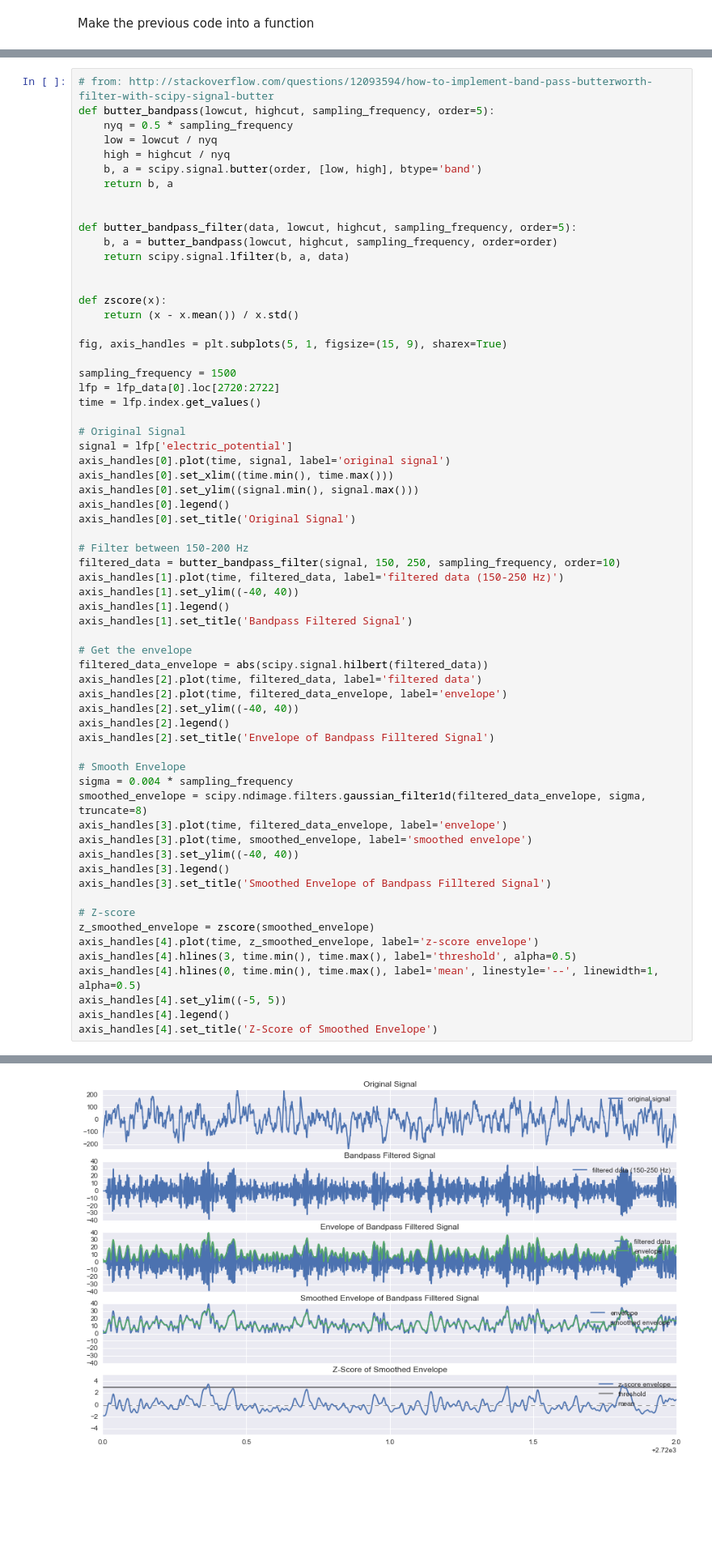
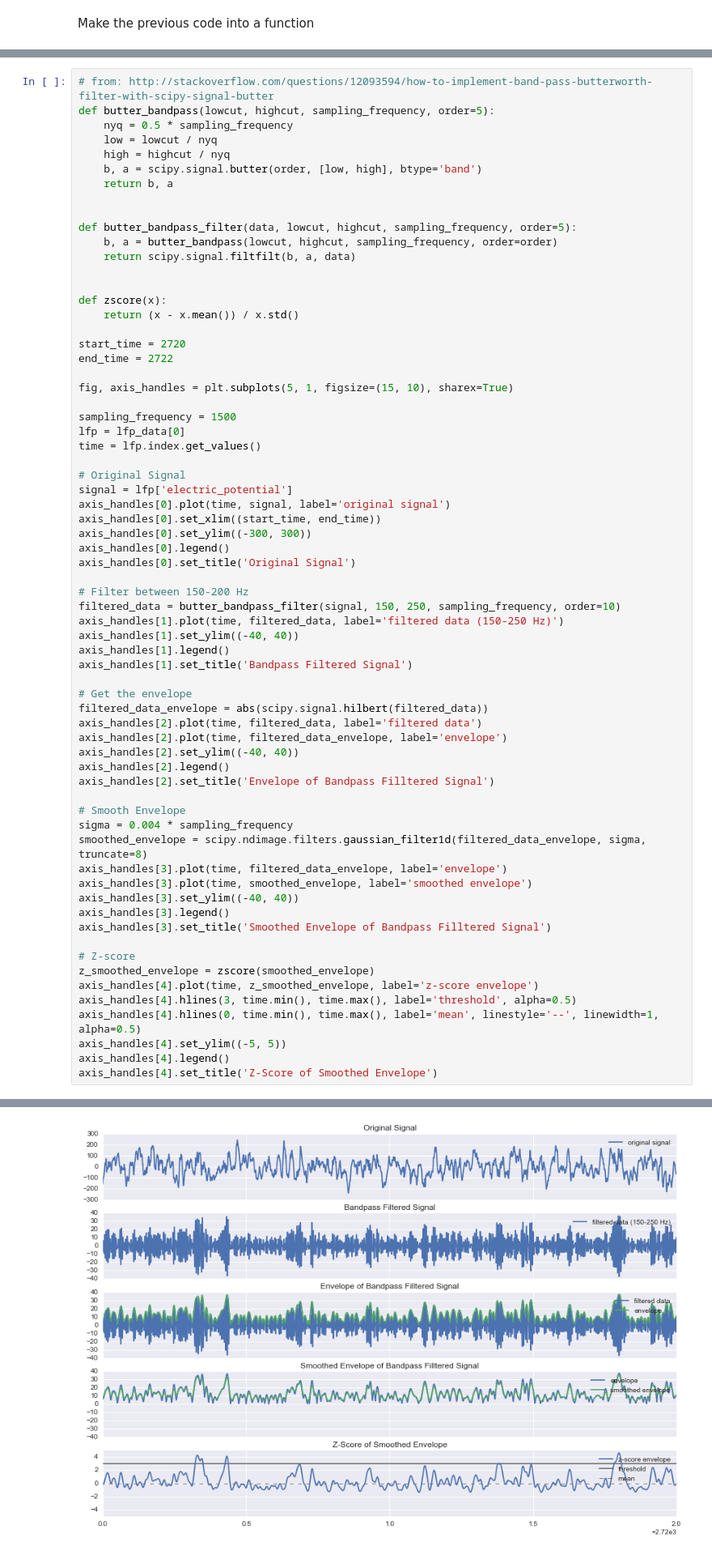
Before and after one commit to edeno/Jadhav-2016-Data-Analysis, a Jupyter notebook: notebooks/Sharp Wave Ripple Exploration 1.ipynb, the cells around one changed output, grey strips where cells are left out. Shown at 81% size. Saved outputs shown, nothing was run; the diff lists cells and outputs as text; blank space fills up the shorter version.

```diff
--- a/notebooks/Sharp Wave Ripple Exploration 1.ipynb
+++ b/notebooks/Sharp Wave Ripple Exploration 1.ipynb
@@ -259,23 +253,26 @@ def butter_bandpass(lowcut, highcut, sampling_frequency, order=5):
 
 def butter_bandpass_filter(data, lowcut, highcut, sampling_frequency, order=5):
     b, a = butter_bandpass(lowcut, highcut, sampling_frequency, order=order)
-    return scipy.signal.lfilter(b, a, data)
+    return scipy.signal.filtfilt(b, a, data)
 
 
 def zscore(x):
     return (x - x.mean()) / x.std()
 
-fig, axis_handles = plt.subplots(5, 1, figsize=(15, 9), sharex=True)
+start_time = 2720
+end_time = 2722
+
+fig, axis_handles = plt.subplots(5, 1, figsize=(15, 10), sharex=True)
 
 sampling_frequency = 1500
-lfp = lfp_data[0].loc[2720:2722]
+lfp = lfp_data[0]
 time = lfp.index.get_values()
 
 # Original Signal
 signal = lfp['electric_potential']
 axis_handles[0].plot(time, signal, label='original signal')
-axis_handles[0].set_xlim((time.min(), time.max()))
-axis_handles[0].set_ylim((signal.min(), signal.max()))
+axis_handles[0].set_xlim((start_time, end_time))
+axis_handles[0].set_ylim((-300, 300))
 axis_handles[0].legend()
 axis_handles[0].set_title('Original Signal')
 
@@ -286,34 +283,34 @@ axis_handles[1].set_ylim((-40, 40))
 axis_handles[1].legend()
 axis_handles[1].set_title('Bandpass Filtered Signal')
 
 # Get the envelope
 filtered_data_envelope = abs(scipy.signal.hilbert(filtered_data))
 axis_handles[2].plot(time, filtered_data, label='filtered data')
 axis_handles[2].plot(time, filtered_data_envelope, label='envelope')
 axis_handles[2].set_ylim((-40, 40))
 axis_handles[2].legend()
 axis_handles[2].set_title('Envelope of Bandpass Filltered Signal')
 
 # Smooth Envelope
 sigma = 0.004 * sampling_frequency
 smoothed_envelope = scipy.ndimage.filters.gaussian_filter1d(filtered_data_envelope, sigma, truncate=8)
 axis_handles[3].plot(time, filtered_data_envelope, label='envelope')
 axis_handles[3].plot(time, smoothed_envelope, label='smoothed envelope')
 axis_handles[3].set_ylim((-40, 40))
 axis_handles[3].legend()
 axis_handles[3].set_title('Smoothed Envelope of Bandpass Filltered Signal')
 
 # Z-score
 z_smoothed_envelope = zscore(smoothed_envelope)
 axis_handles[4].plot(time, z_smoothed_envelope, label='z-score envelope')
 axis_handles[4].hlines(3, time.min(), time.max(), label='threshold', alpha=0.5)
 axis_handles[4].hlines(0, time.min(), time.max(), label='mean', linestyle='--', linewidth=1, alpha=0.5)
 axis_handles[4].set_ylim((-5, 5))
 axis_handles[4].legend()
 axis_handles[4].set_title('Z-Score of Smoothed Envelope')
 # %% [output]
 <matplotlib.text.Text at 0x...>
-[figure, old version]
+[figure, new version]
 # %% [markdown]
 Turn into a function and compare to previous plot
 # %%
```
Also changed, not shown: parts of 47 cells of this notebook, 2 other files.
